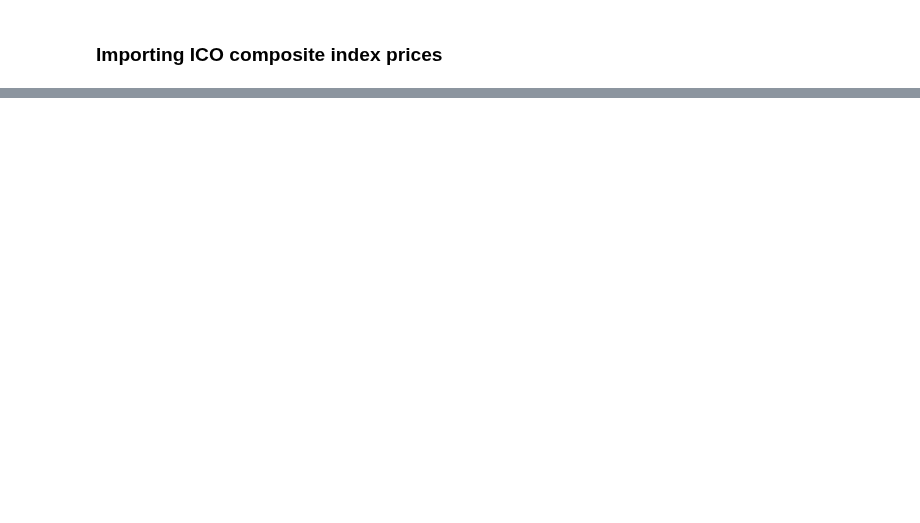
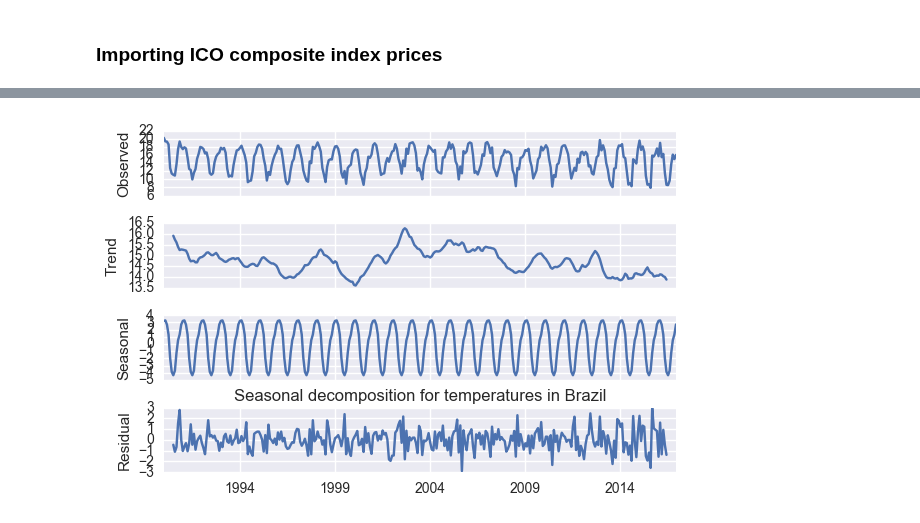
Before and after one commit to mohsseha/DSI-BOS-students, a Jupyter notebook: ntmitchell/capstone project/master-notebook.ipynb, the cells around one changed output, grey strips where cells are left out. Drawn from its saved outputs; the diff is of its cells as text; code cells hidden in the pictures; blank space fills up the shorter version.

```diff
--- a/ntmitchell/capstone project/master-notebook.ipynb
+++ b/ntmitchell/capstone project/master-notebook.ipynb
@@ -220,0 +54,8 @@ There is a lot of missing data. But in the end, we want to know if the crop was
+# %%
+brazil_temperature_seasonal_decomp = seasonal_decompose(minimum_temperatures_by_country["Brazil"], freq = 12)
+
+brazil_temperature_seasonal_decomp.plot()
+plt.title("Seasonal decomposition for temperatures in Brazil")
+plt.show()
+# %% [output]
+[figure, added]
```
Also changed, not shown: parts of 31 cells of this notebook, 5 other files.
